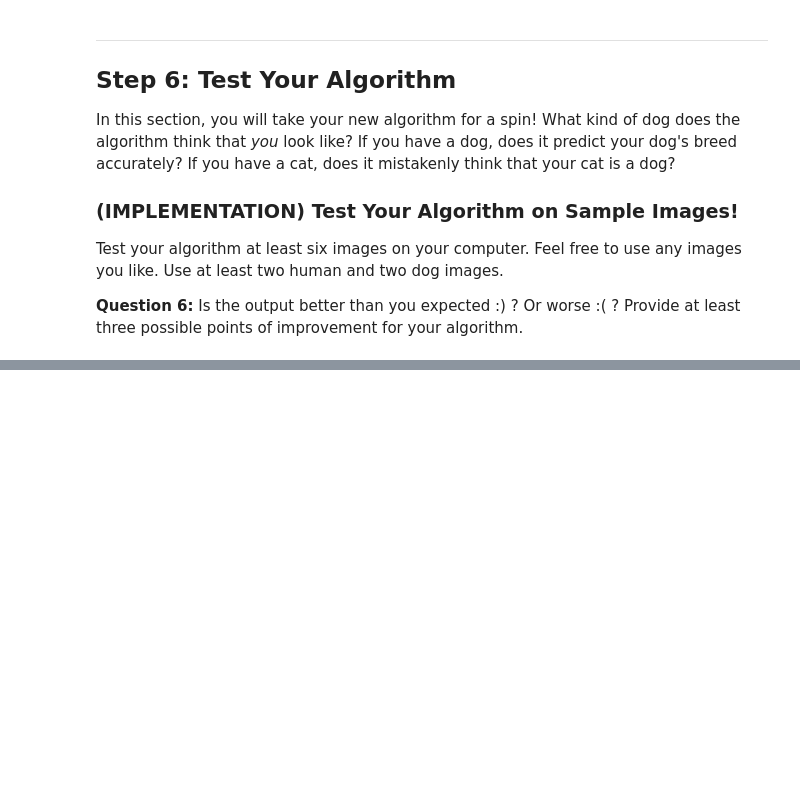
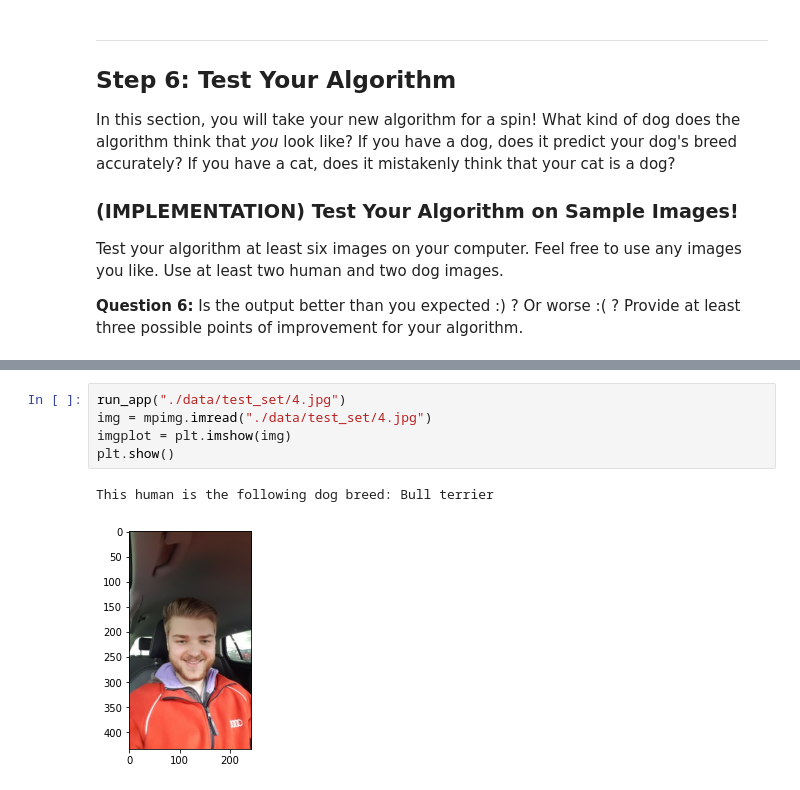
Before and after one commit to mid6342/Dog_Breed_Classifier, a Jupyter notebook: dog_app.ipynb, the cells around one changed output, grey strips where cells are left out. Drawn from its saved outputs; the diff is of its cells as text; blank space fills up the shorter version.

```diff
--- a/dog_app.ipynb
+++ b/dog_app.ipynb
@@ -603,0 +821,8 @@ for file in np.hstack((human_files[:3], dog_files[:3])):
+# %%
+run_app("./data/test_set/4.jpg")
+img = mpimg.imread("./data/test_set/4.jpg")
+imgplot = plt.imshow(img)
+plt.show()
+# %% [output]
+This human is the following dog breed: Bull terrier
+[figure, added]
```
Also changed, not shown: parts of 28 cells of this notebook, 7 other files.
